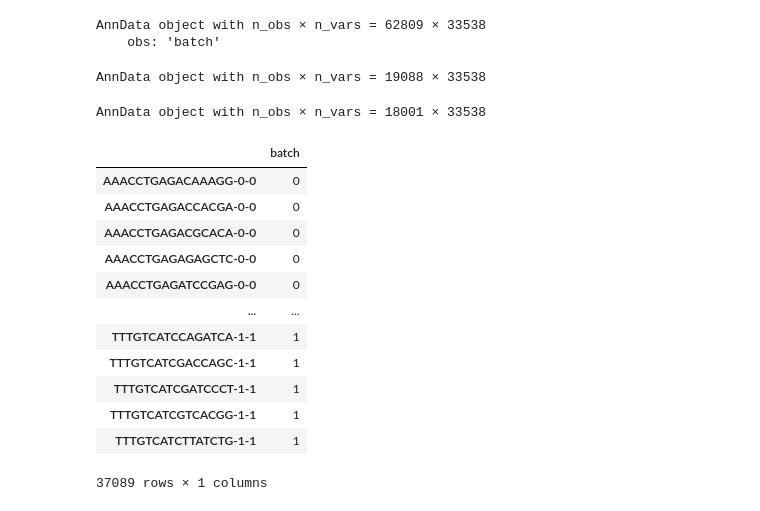
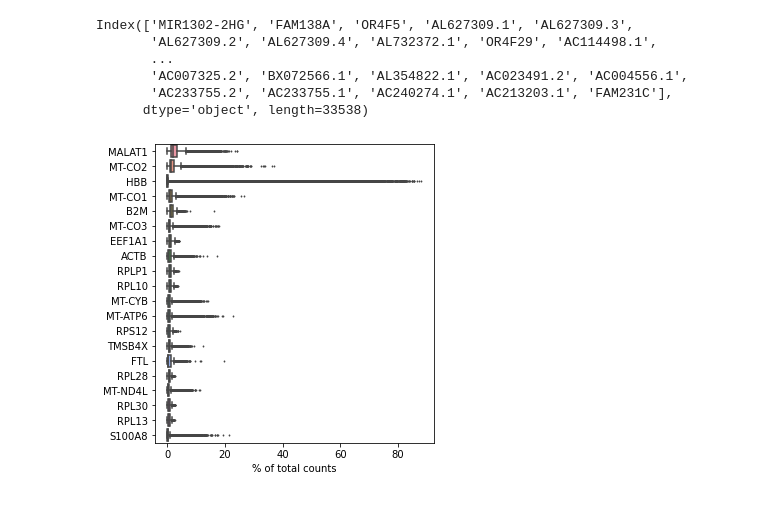
Before and after one commit to callamartyn/icbi_hack_team5, a Jupyter notebook: team5_celltypeID.ipynb, the cells around one changed output. Cells and saved outputs as stored; diff of their text form; code cells hidden in the pictures.

```diff
--- a/team5_celltypeID.ipynb
+++ b/team5_celltypeID.ipynb
@@ -15 +11,15 @@ adata4 = sc.read_text('/Volumes/LACIE_SHARE/Calla/Inputs/inputs/well4/GEX_counts
+# %%
+adata1 = sc.read_text('/Volumes/LACIE_SHARE/Calla/Inputs/inputs/well1/GEX_counts.tsv', delimiter= '\t', first_column_names=True).transpose()
+adata2 = sc.read_text('/Volumes/LACIE_SHARE/Calla/Inputs/inputs/well2/GEX_counts.tsv', delimiter= '\t', first_column_names=True).transpose()
+adata3 = sc.read_text('/Volumes/LACIE_SHARE/Calla/Inputs/inputs/well3/GEX_counts.tsv', delimiter= '\t', first_column_names=True).transpose()
+adata4 = sc.read_text('/Volumes/LACIE_SHARE/Calla/Inputs/inputs/well4/GEX_counts.tsv', delimiter= '\t', first_column_names=True).transpose()
+# %%
+md1 = pd.read_csv('/Volumes/LACIE_SHARE/Calla/Inputs/inputs/well1/metadata.tsv', delimiter= '\t').set_index('BARCODE')
+adata1.obs = adata1.obs.join(md1)
+md2 = pd.read_csv('/Volumes/LACIE_SHARE/Calla/Inputs/inputs/well2/metadata.tsv', delimiter= '\t').set_index('BARCODE')
+adata2.obs = adata2.obs.join(md2)
+md3 = pd.read_csv('/Volumes/LACIE_SHARE/Calla/Inputs/inputs/well3/metadata.tsv', delimiter= '\t').set_index('BARCODE')
+adata3.obs = adata3.obs.join(md3)
+md4 = pd.read_csv('/Volumes/LACIE_SHARE/Calla/Inputs/inputs/well4/metadata.tsv', delimiter= '\t').set_index('BARCODE')
+adata4.obs = adata4.obs.join(md4)
 # %%
@@ -17,29 +27,16 @@ adata = adata1.concatenate(adata2,adata3,adata4)
+# %%
+adata.var_names = adata.var_names.str.split(pat='|').str[1]
+adata.var_names_make_unique()
 # %%
-adata
+adata.var_names
 # %% [output]
-AnnData object with n_obs × n_vars = 62809 × 33538
-    obs: 'batch'
+Index(['MIR1302-2HG', 'FAM138A', 'OR4F5', 'AL627309.1', 'AL627309.3',
+       'AL627309.2', 'AL627309.4', 'AL732372.1', 'OR4F29', 'AC114498.1',
+       ...
+       'AC007325.2', 'BX072566.1', 'AL354822.1', 'AC023491.2', 'AC004556.1',
+       'AC233755.2', 'AC233755.1', 'AC240274.1', 'AC213203.1', 'FAM231C'],
+      dtype='object', length=33538)
-# %%
-adata1
-# %% [output]
-AnnData object with n_obs × n_vars = 19088 × 33538
-# %%
-adata2
-# %% [output]
-AnnData object with n_obs × n_vars = 18001 × 33538
-# %%
-adata.obs
-# %% [output]
-|  | batch |
-| AAACCTGAGACAAAGG-0-0 | 0 |
-| AAACCTGAGACCACGA-0-0 | 0 |
-| AAACCTGAGACGCACA-0-0 | 0 |
-| AAACCTGAGAGAGCTC-0-0 | 0 |
-| AAACCTGAGATCCGAG-0-0 | 0 |
-| ... | ... |
-| TTTGTCATCCAGATCA-1-1 | 1 |
-| TTTGTCATCGACCAGC-1-1 | 1 |
-| TTTGTCATCGATCCCT-1-1 | 1 |
-| TTTGTCATCGTCACGG-1-1 | 1 |
-| TTTGTCATCTTATCTG-1-1 | 1 |
-37089 rows × 1 columns
+# %%
+sc.pl.highest_expr_genes(adata, n_top=20, )
+# %% [output]
+[figure, added]
```
Also changed, not shown: parts of 27 cells of this notebook.
